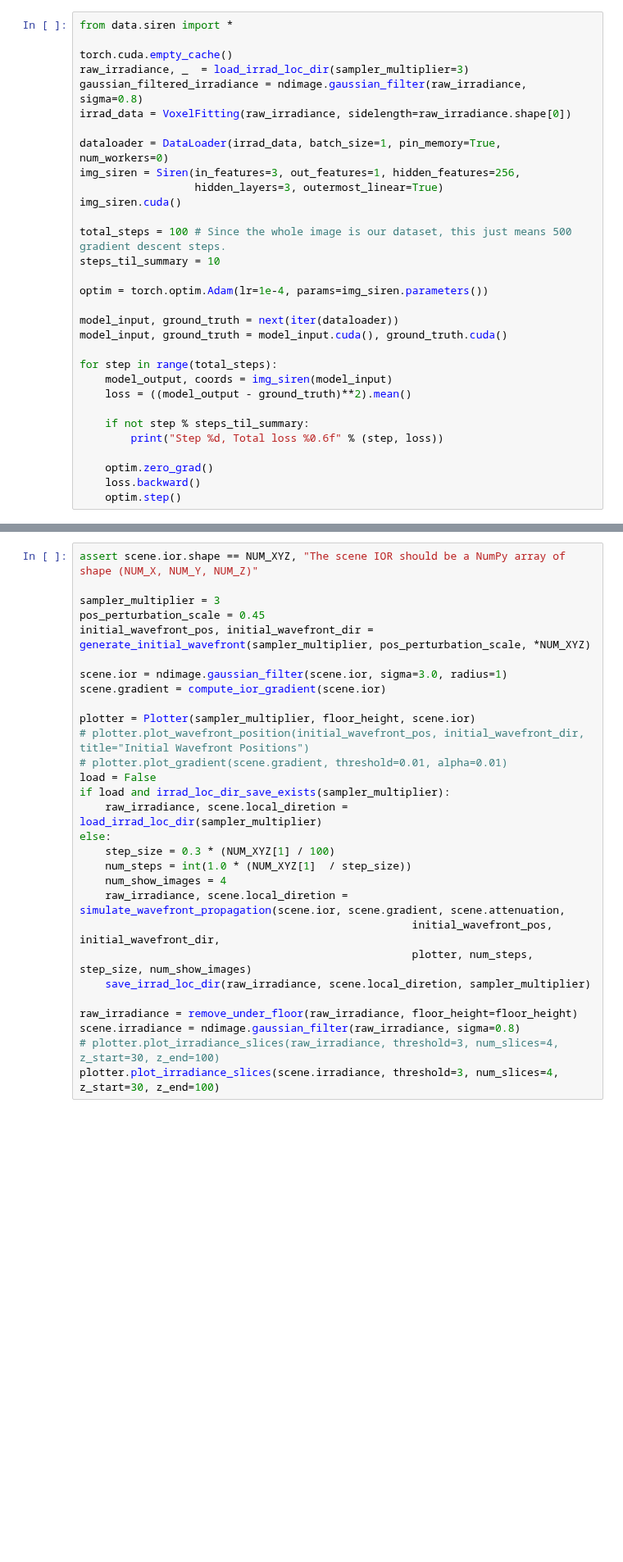
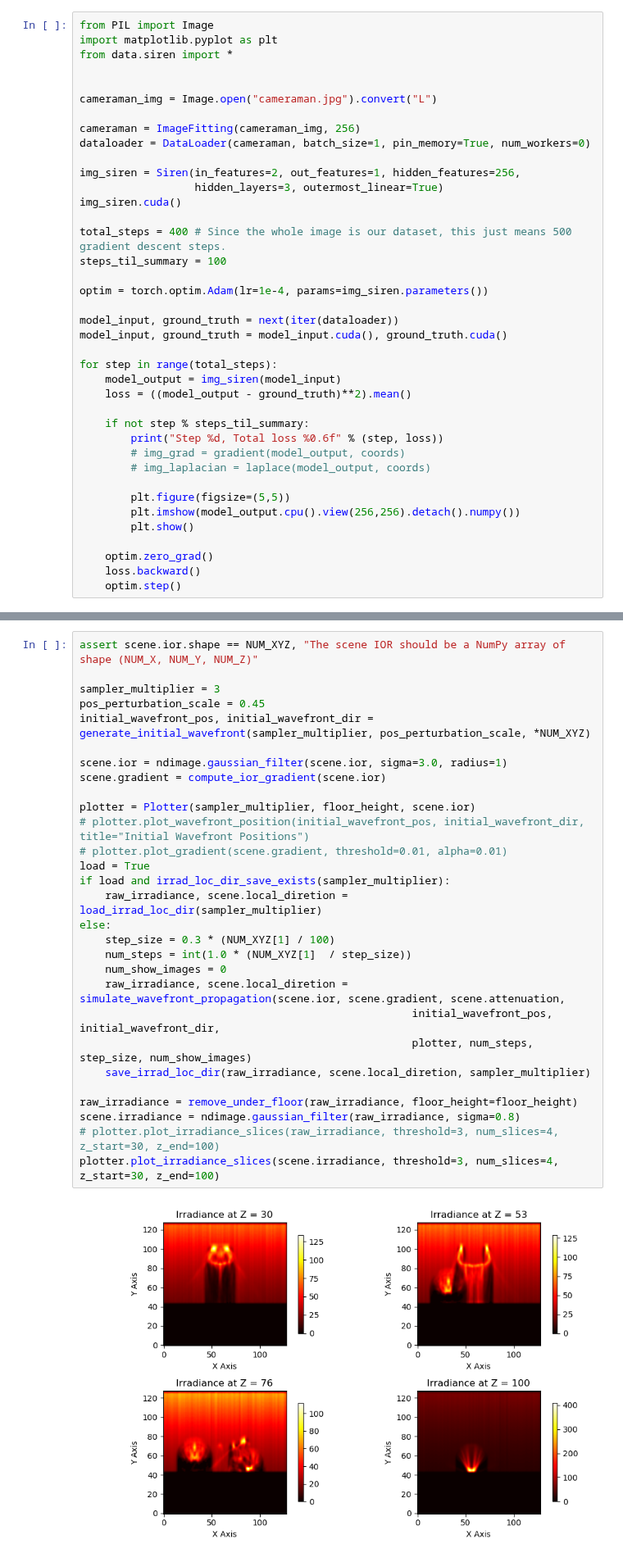
Before and after one commit to swirling-wind/Eikonal-Voxel-Rendering, a Jupyter notebook: main.ipynb, the cells around one changed output, grey strips where cells are left out. Shown at 82% size. Cells and saved outputs as stored; diff of their text form; blank space fills up the shorter version.

Commit message:
Siren irradiance prototype

```diff
--- a/main.ipynb
+++ b/main.ipynb
@@ -25,18 +23,20 @@ Jupyter environment detected. Enabling Open3D WebVisualizer.
 # %%
+from PIL import Image
+import matplotlib.pyplot as plt
 from data.siren import *
 
-torch.cuda.empty_cache()
-raw_irradiance, _  = load_irrad_loc_dir(sampler_multiplier=3)
-gaussian_filtered_irradiance = ndimage.gaussian_filter(raw_irradiance, sigma=0.8)
-irrad_data = VoxelFitting(raw_irradiance, sidelength=raw_irradiance.shape[0])
 
-dataloader = DataLoader(irrad_data, batch_size=1, pin_memory=True, num_workers=0)
-img_siren = Siren(in_features=3, out_features=1, hidden_features=256,
+cameraman_img = Image.open("cameraman.jpg").convert("L")
+
+cameraman = ImageFitting(cameraman_img, 256)
+dataloader = DataLoader(cameraman, batch_size=1, pin_memory=True, num_workers=0)
+
+img_siren = Siren(in_features=2, out_features=1, hidden_features=256,
                   hidden_layers=3, outermost_linear=True)
 img_siren.cuda()
 
-total_steps = 100 # Since the whole image is our dataset, this just means 500 gradient descent steps.
-steps_til_summary = 10
+total_steps = 400 # Since the whole image is our dataset, this just means 500 gradient descent steps.
+steps_til_summary = 100
 
 optim = torch.optim.Adam(lr=1e-4, params=img_siren.parameters())
 
@@ -44,11 +44,17 @@ model_input, ground_truth = next(iter(dataloader))
 model_input, ground_truth = model_input.cuda(), ground_truth.cuda()
 
 for step in range(total_steps):
-    model_output, coords = img_siren(model_input)
+    model_output = img_siren(model_input)
     loss = ((model_output - ground_truth)**2).mean()
 
     if not step % steps_til_summary:
         print("Step %d, Total loss %0.6f" % (step, loss))
+        # img_grad = gradient(model_output, coords)
+        # img_laplacian = laplace(model_output, coords)
+
+        plt.figure(figsize=(5,5))
+        plt.imshow(model_output.cpu().view(256,256).detach().numpy())
+        plt.show()
 
     optim.zero_grad()
     loss.backward()
@@ -109,29 +79,31 @@ scene.finish()
 # %%
 assert scene.ior.shape == NUM_XYZ, "The scene IOR should be a NumPy array of shape (NUM_X, NUM_Y, NUM_Z)"
 
 sampler_multiplier = 3
 pos_perturbation_scale = 0.45
 initial_wavefront_pos, initial_wavefront_dir = generate_initial_wavefront(sampler_multiplier, pos_perturbation_scale, *NUM_XYZ)
 
 scene.ior = ndimage.gaussian_filter(scene.ior, sigma=3.0, radius=1)
 scene.gradient = compute_ior_gradient(scene.ior)
 
 plotter = Plotter(sampler_multiplier, floor_height, scene.ior)
 # plotter.plot_wavefront_position(initial_wavefront_pos, initial_wavefront_dir, title="Initial Wavefront Positions")
 # plotter.plot_gradient(scene.gradient, threshold=0.01, alpha=0.01)
-load = False
+load = True
 if load and irrad_loc_dir_save_exists(sampler_multiplier):
     raw_irradiance, scene.local_diretion = load_irrad_loc_dir(sampler_multiplier)
 else:
     step_size = 0.3 * (NUM_XYZ[1] / 100)
     num_steps = int(1.0 * (NUM_XYZ[1]  / step_size))
-    num_show_images = 4
+    num_show_images = 0
     raw_irradiance, scene.local_diretion = simulate_wavefront_propagation(scene.ior, scene.gradient, scene.attenuation,
                                                     initial_wavefront_pos, initial_wavefront_dir,
                                                     plotter, num_steps, step_size, num_show_images)
     save_irrad_loc_dir(raw_irradiance, scene.local_diretion, sampler_multiplier)
 
 raw_irradiance = remove_under_floor(raw_irradiance, floor_height=floor_height)
 scene.irradiance = ndimage.gaussian_filter(raw_irradiance, sigma=0.8)
 # plotter.plot_irradiance_slices(raw_irradiance, threshold=3, num_slices=4, z_start=30, z_end=100)
 plotter.plot_irradiance_slices(scene.irradiance, threshold=3, num_slices=4, z_start=30, z_end=100)
+# %% [output]
+[figure, added]
```
Also changed, not shown: parts of 14 cells of this notebook, 2 other files.
